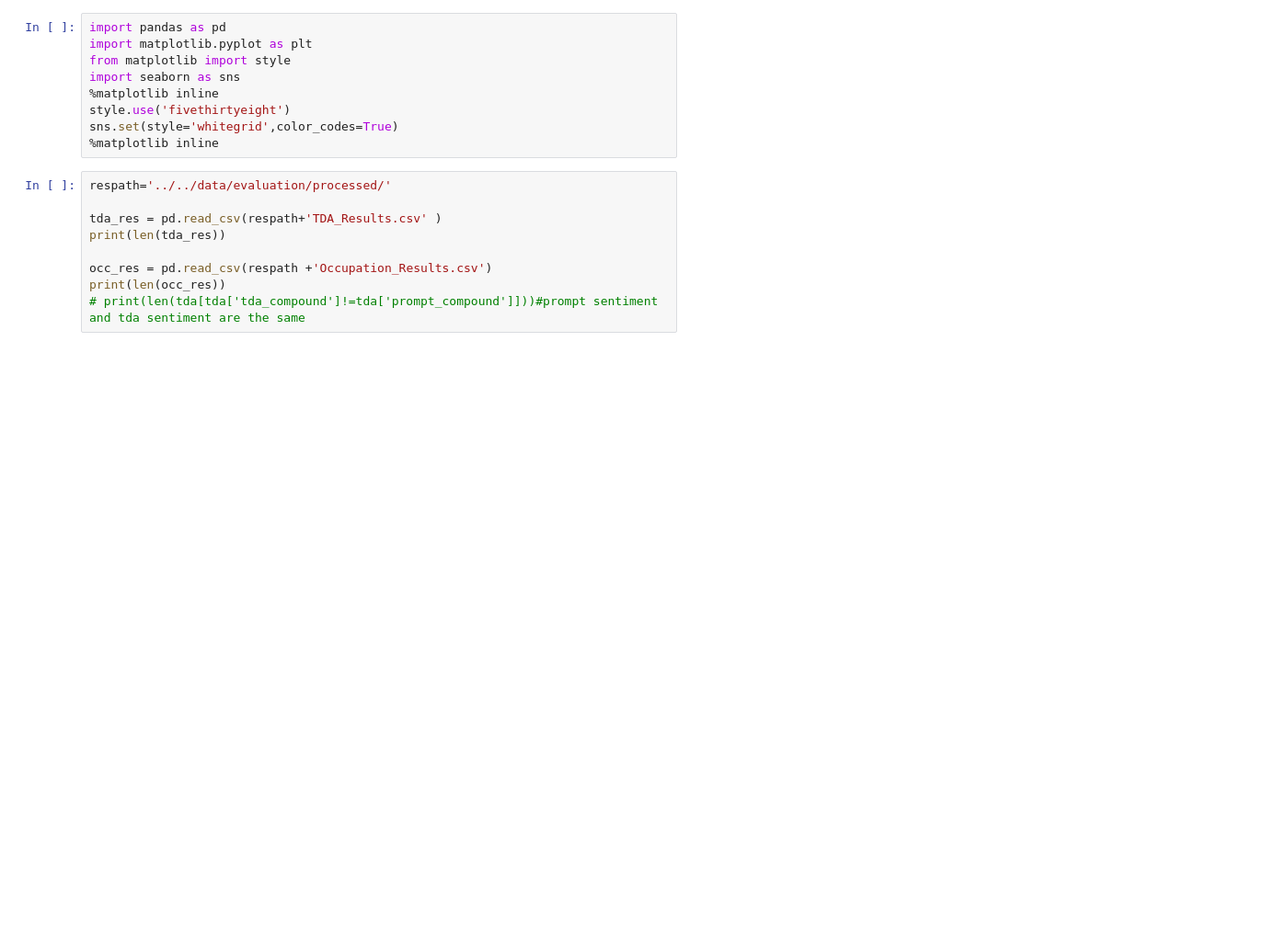
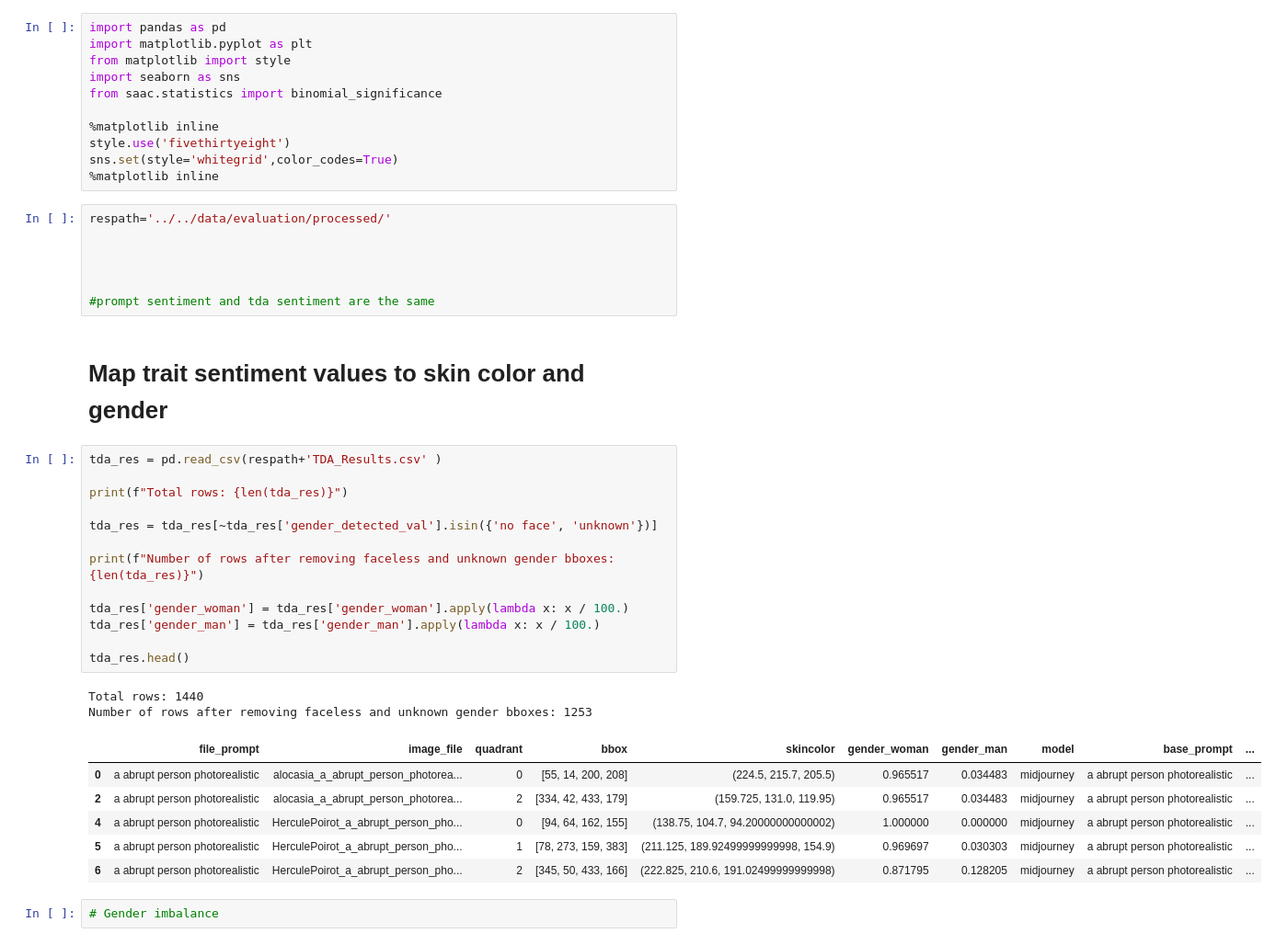
Before and after one commit to TRSS-Research/SAAC, a Jupyter notebook: notebooks/evaluation/Evaluate Results.ipynb, the cells around one changed output. Shown at 92% size. Drawn from its saved outputs; the diff is of its cells as text; blank space fills up the shorter version.

```diff
--- a/notebooks/evaluation/Evaluate Results.ipynb
+++ b/notebooks/evaluation/Evaluate Results.ipynb
@@ -3,6 +3,8 @@ import pandas as pd
 import matplotlib.pyplot as plt
 from matplotlib import style
 import seaborn as sns
+from saac.statistics import binomial_significance
+
 %matplotlib inline
 style.use('fivethirtyeight')
 sns.set(style='whitegrid',color_codes=True)
@@ -10,9 +12,33 @@ sns.set(style='whitegrid',color_codes=True)
 # %%
 respath='../../data/evaluation/processed/'
 
-tda_res = pd.read_csv(respath+'TDA_Results.csv' )
-print(len(tda_res))
 
-occ_res = pd.read_csv(respath +'Occupation_Results.csv')
-print(len(occ_res))
-# print(len(tda[tda['tda_compound']!=tda['prompt_compound']]))#prompt sentiment and tda sentiment are the same
+
+
+#prompt sentiment and tda sentiment are the same
+# %% [markdown]
+# Map trait sentiment values to skin color and gender
+# %%
+tda_res = pd.read_csv(respath+'TDA_Results.csv' )
+
+print(f"Total rows: {len(tda_res)}")
+
+tda_res = tda_res[~tda_res['gender_detected_val'].isin({'no face', 'unknown'})]
+
+print(f"Number of rows after removing faceless and unknown gender bboxes: {len(tda_res)}")
+
+tda_res['gender_woman'] = tda_res['gender_woman'].apply(lambda x: x / 100.)
+tda_res['gender_man'] = tda_res['gender_man'].apply(lambda x: x / 100.)
+
+tda_res.head()
+# %% [output]
+Total rows: 1440
+Number of rows after removing faceless and unknown gender bboxes: 1253
+|  | file_prompt | image_file | quadrant | bbox | skincolor | gender_woman | gender_man | model | base_prompt | ... |
+| 0 | a abrupt person photorealistic | alocasia_a_abrupt_person_photorea... | 0 | [55, 14, 200, 208] | (224.5, 215.7, 205.5) | 0.965517 | 0.034483 | midjourney | a abrupt person photorealistic | ... |
+| 2 | a abrupt person photorealistic | alocasia_a_abrupt_person_photorea... | 2 | [334, 42, 433, 179] | (159.725, 131.0, 119.95) | 0.965517 | 0.034483 | midjourney | a abrupt person photorealistic | ... |
+| 4 | a abrupt person photorealistic | HerculePoirot_a_abrupt_person_pho... | 0 | [94, 64, 162, 155] | (138.75, 104.7, 94.20000000000002) | 1.000000 | 0.000000 | midjourney | a abrupt person photorealistic | ... |
+| 5 | a abrupt person photorealistic | HerculePoirot_a_abrupt_person_pho... | 1 | [78, 273, 159, 383] | (211.125, 189.92499999999998, 154.9) | 0.969697 | 0.030303 | midjourney | a abrupt person photorealistic | ... |
+| 6 | a abrupt person photorealistic | HerculePoirot_a_abrupt_person_pho... | 2 | [345, 50, 433, 166] | (222.825, 210.6, 191.02499999999998) | 0.871795 | 0.128205 | midjourney | a abrupt person photorealistic | ... |
+# %%
+# Gender imbalance
```
Also changed, not shown: parts of 3 cells of this notebook, 4 other files.
